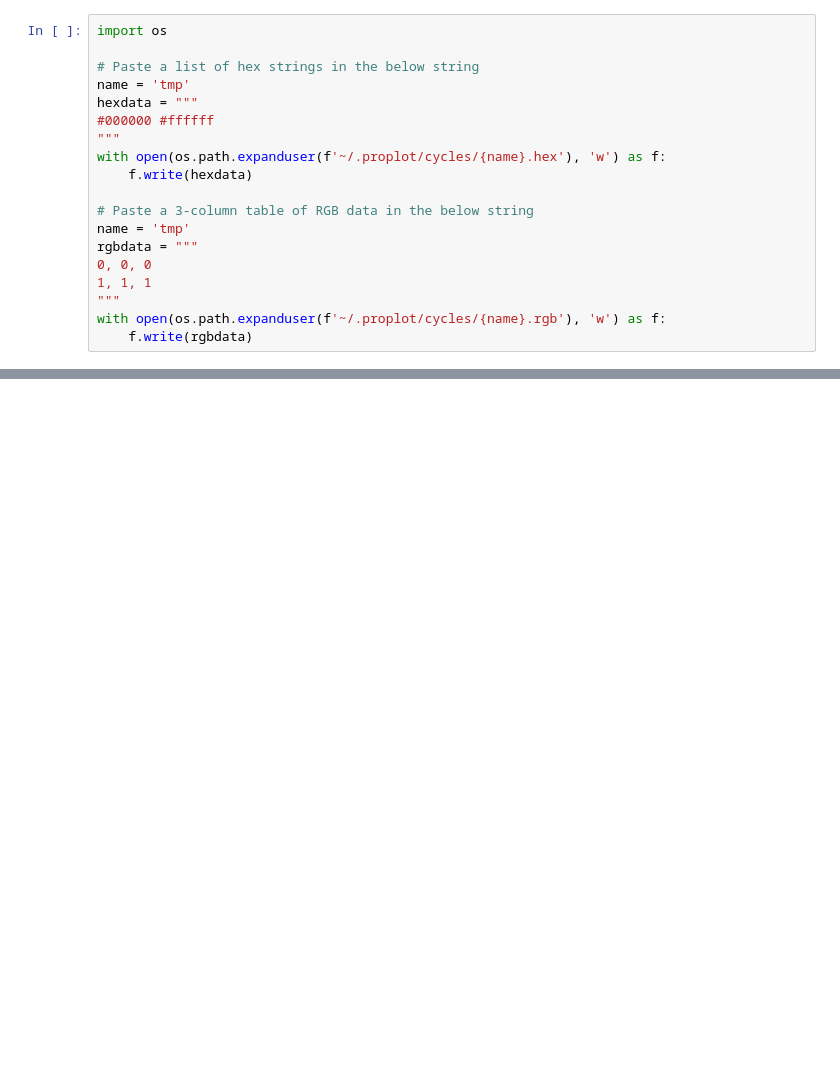
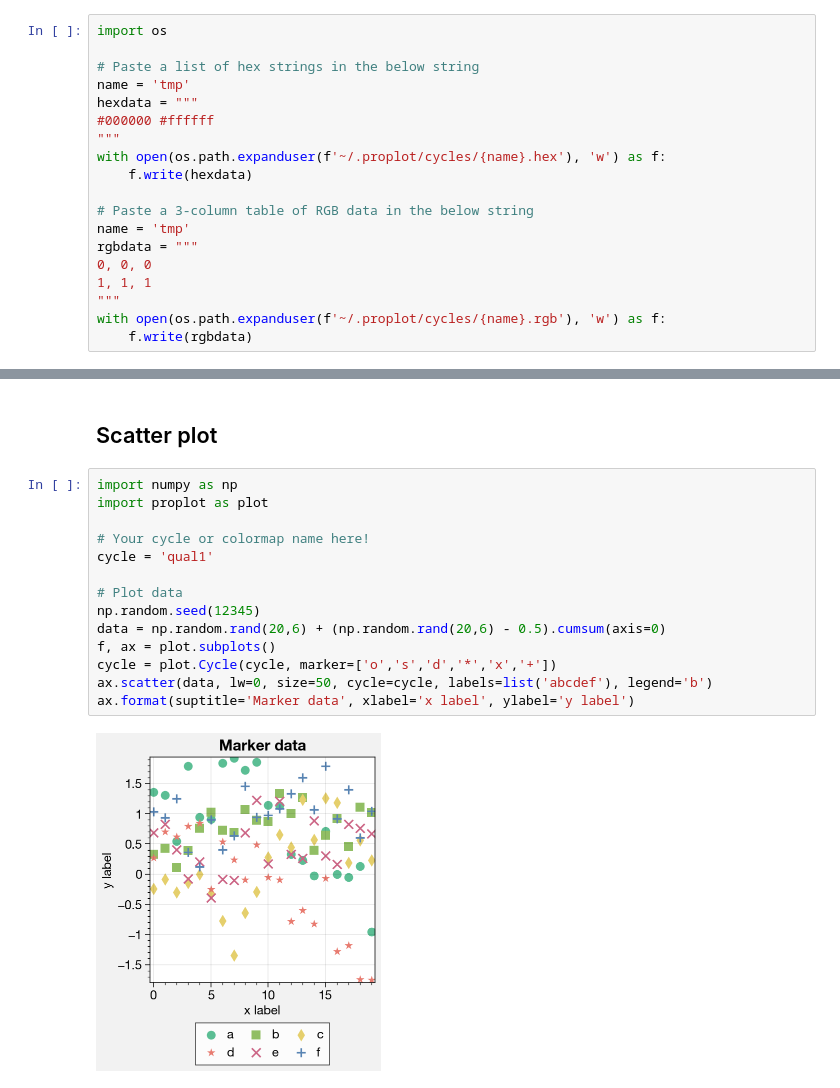
Before and after one commit to bradyrx/climate_in_color, a Jupyter notebook: notebooks/build_your_own_cycles.ipynb, the cells around one changed output, grey strips where cells are left out. Cells and saved outputs as stored; diff of their text form; blank space fills up the shorter version.

```diff
--- a/notebooks/build_your_own_cycles.ipynb
+++ b/notebooks/build_your_own_cycles.ipynb
@@ -39,0 +54,18 @@ with open(os.path.expanduser(f'~/.proplot/cycles/{name}.rgb'), 'w') as f:
+# %% [markdown]
+## Scatter plot
+# %%
+import numpy as np
+import proplot as plot
+
+# Your cycle or colormap name here!
+cycle = 'qual1'
+
+# Plot data
+np.random.seed(12345)
+data = np.random.rand(20,6) + (np.random.rand(20,6) - 0.5).cumsum(axis=0)
+f, ax = plot.subplots()
+cycle = plot.Cycle(cycle, marker=['o','s','d','*','x','+'])
+ax.scatter(data, lw=0, size=50, cycle=cycle, labels=list('abcdef'), legend='b')
+ax.format(suptitle='Marker data', xlabel='x label', ylabel='y label')
+# %% [output]
+[figure, added]
```
Also changed, not shown: parts of 8 cells of this notebook, 1 other file.
